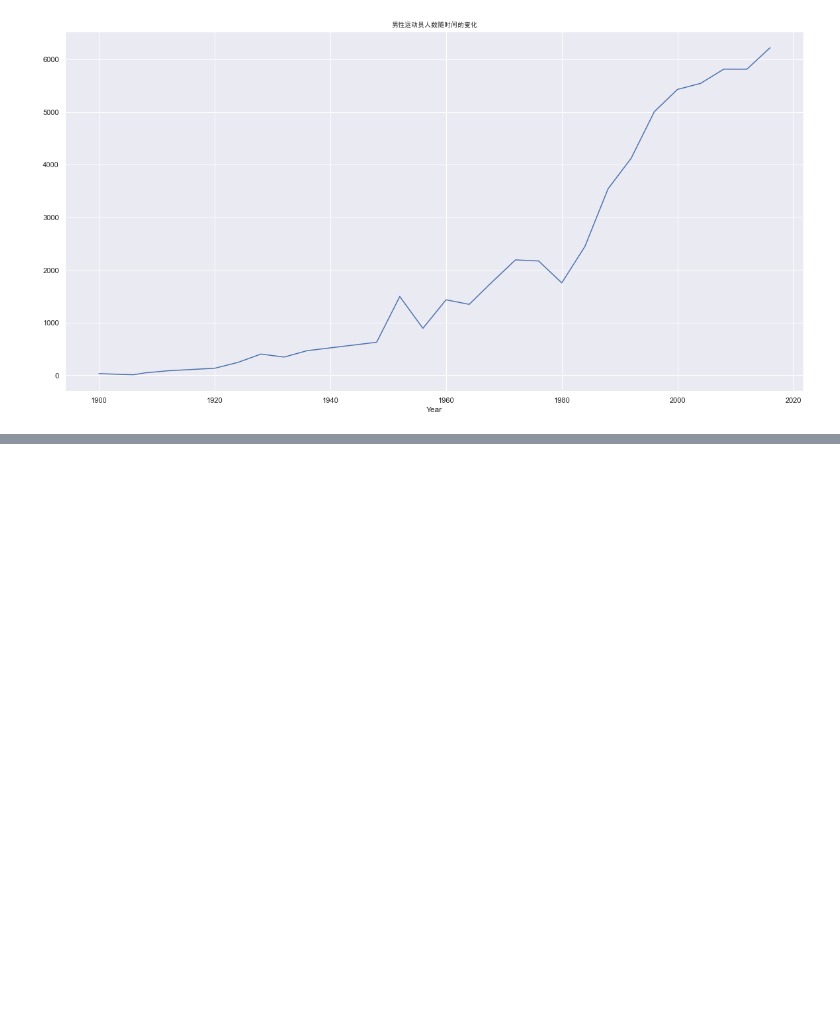
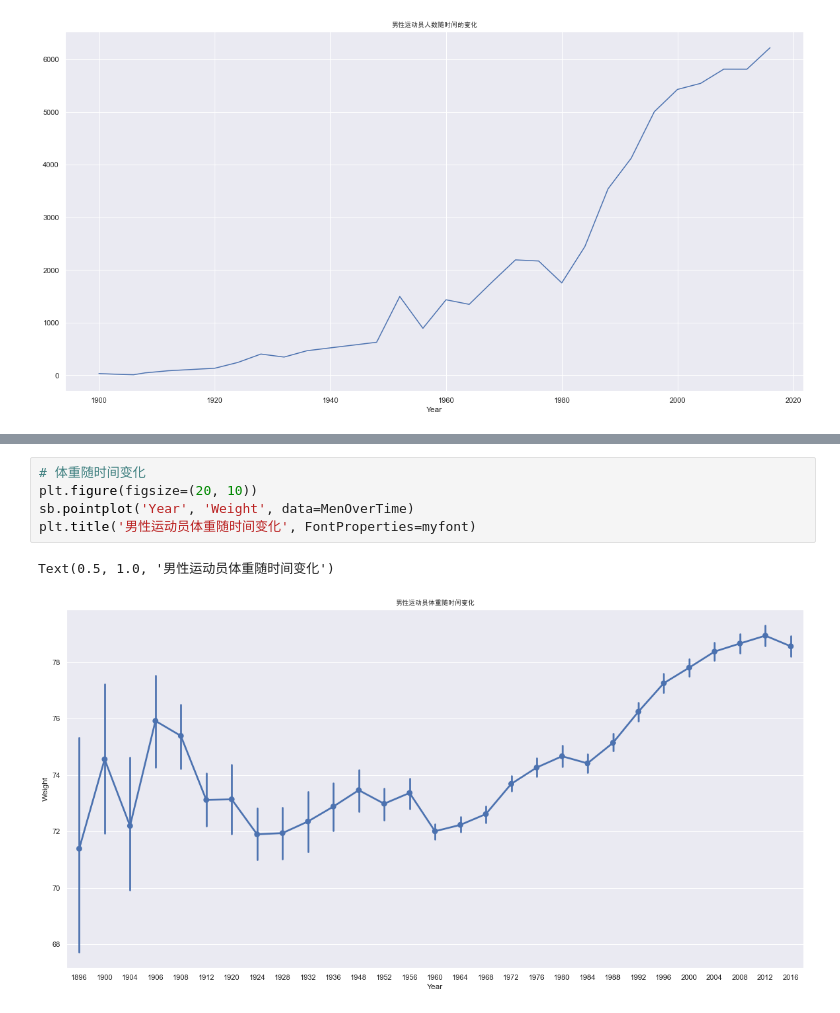
Before and after one commit to joydesigner/csdn-python, a Jupyter notebook: Olympic_DA/olympic_history/da.ipynb, the cells around one changed output, grey strips where cells are left out. Cells and saved outputs as stored; diff of their text form; blank space fills up the shorter version.

```diff
--- a/Olympic_DA/olympic_history/da.ipynb
+++ b/Olympic_DA/olympic_history/da.ipynb
@@ -268,0 +290,8 @@ Text(0.5, 1.0, '男性运动员人数随时间的变化')
+# %%
+# 体重随时间变化
+plt.figure(figsize=(20, 10))
+sb.pointplot('Year', 'Weight', data=MenOverTime)
+plt.title('男性运动员体重随时间变化', FontProperties=myfont)
+# %% [output]
+Text(0.5, 1.0, '男性运动员体重随时间变化')
+[figure, added]
```
Also changed, not shown: parts of 6 cells of this notebook.
